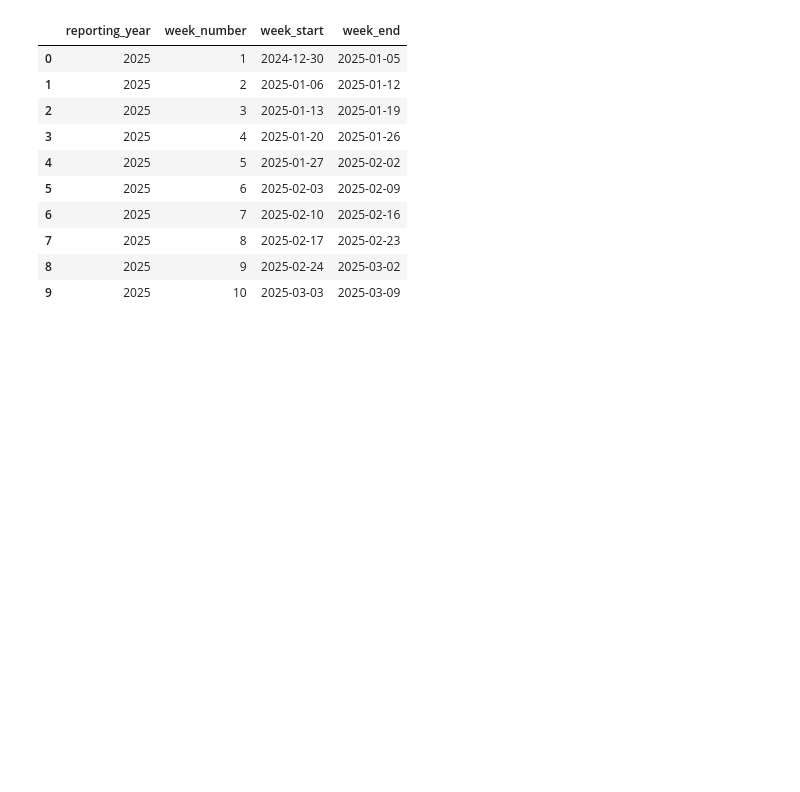
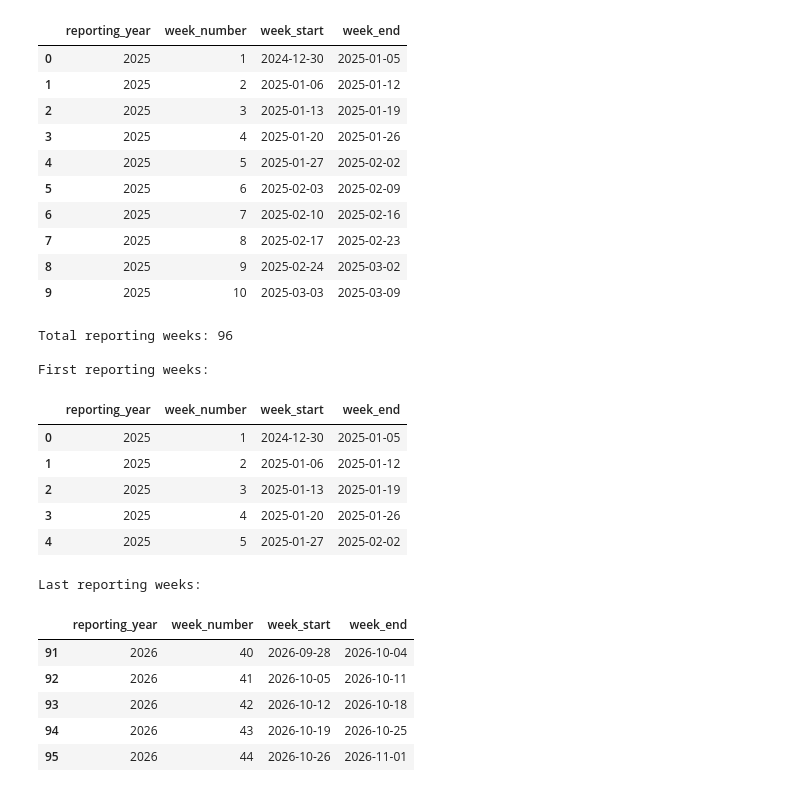
Before and after one commit to PHGNKavindya/RiskWeave, a Jupyter notebook: notebooks/02_weather_weekly_aggregation.ipynb, the cells around one changed output. Drawn from its saved outputs; the diff is of its cells as text; code cells hidden in the pictures; blank space fills up the shorter version.

```diff
--- a/notebooks/02_weather_weekly_aggregation.ipynb
+++ b/notebooks/02_weather_weekly_aggregation.ipynb
@@ -122,3 +122,28 @@ weekly_calendar.head(10)
 | 7 | 2025 | 8 | 2025-02-17 | 2025-02-23 |
 | 8 | 2025 | 9 | 2025-02-24 | 2025-03-02 |
 | 9 | 2025 | 10 | 2025-03-03 | 2025-03-09 |
+# %%
+print("Total reporting weeks:", len(weekly_calendar))
+
+print("\nFirst reporting weeks:")
+display(weekly_calendar.head())
+
+print("\nLast reporting weeks:")
+display(weekly_calendar.tail())
+# %% [output]
+Total reporting weeks: 96
+
+First reporting weeks:
+|  | reporting_year | week_number | week_start | week_end |
+| 0 | 2025 | 1 | 2024-12-30 | 2025-01-05 |
+| 1 | 2025 | 2 | 2025-01-06 | 2025-01-12 |
+| 2 | 2025 | 3 | 2025-01-13 | 2025-01-19 |
+| 3 | 2025 | 4 | 2025-01-20 | 2025-01-26 |
+| 4 | 2025 | 5 | 2025-01-27 | 2025-02-02 |
+Last reporting weeks:
+|  | reporting_year | week_number | week_start | week_end |
+| 91 | 2026 | 40 | 2026-09-28 | 2026-10-04 |
+| 92 | 2026 | 41 | 2026-10-05 | 2026-10-11 |
+| 93 | 2026 | 42 | 2026-10-12 | 2026-10-18 |
+| 94 | 2026 | 43 | 2026-10-19 | 2026-10-25 |
+| 95 | 2026 | 44 | 2026-10-26 | 2026-11-01 |
```
Also changed, not shown: parts of 4 cells of this notebook, 1 other file.
